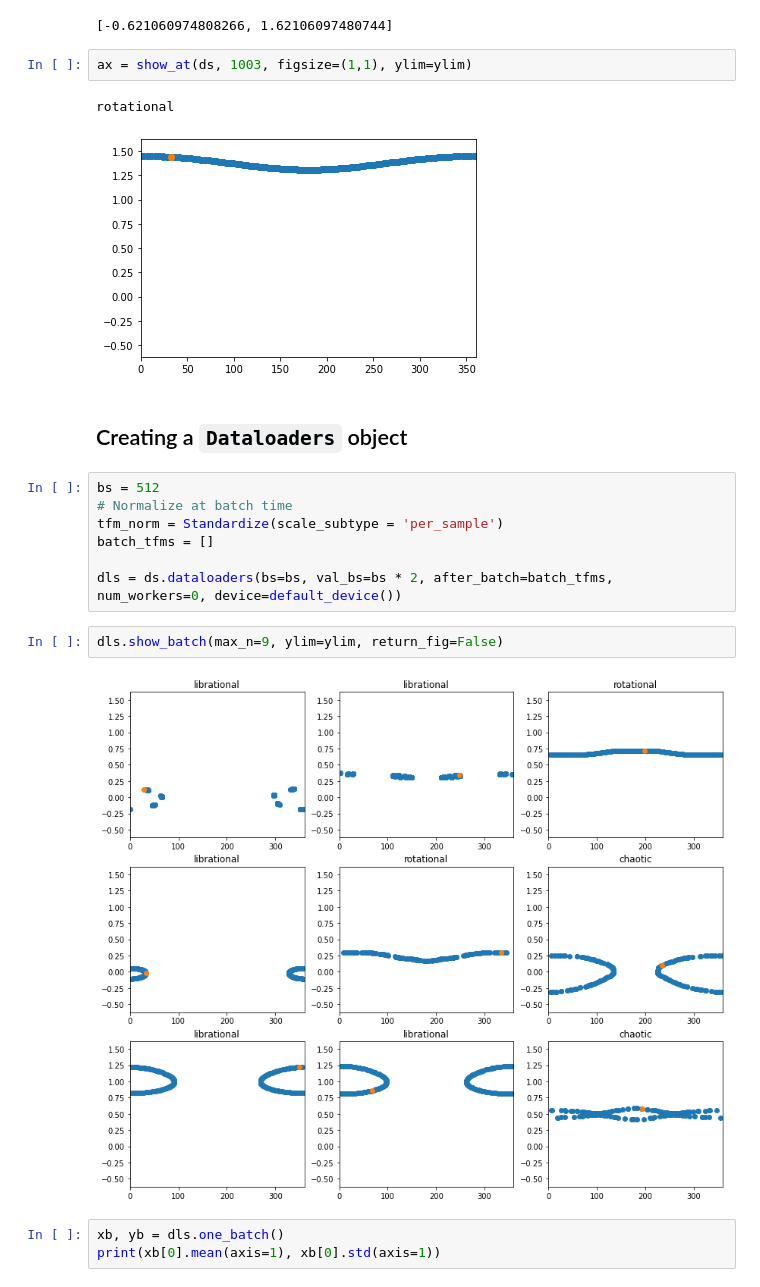
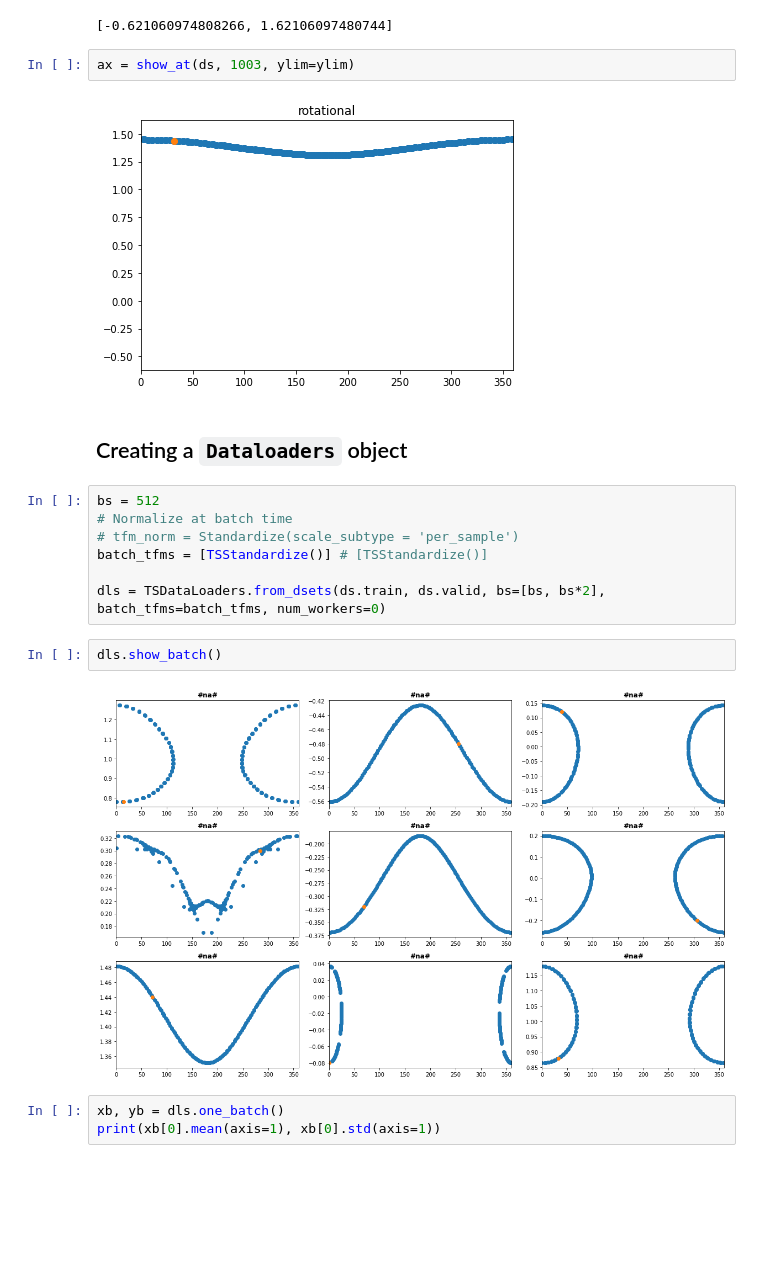
Before and after one commit to vrodriguezf/mlchaos, a Jupyter notebook: nbs/_oguiza_motion_classification_time_series.ipynb, the cells around one changed output. Drawn from its saved outputs; the diff is of its cells as text; blank space fills up the shorter version.

```diff
--- a/nbs/_oguiza_motion_classification_time_series.ipynb
+++ b/nbs/_oguiza_motion_classification_time_series.ipynb
@@ -237,23 +234,22 @@ ylim
 # %% [output]
 [-0.621060974808266, 1.62106097480744]
 # %%
-ax = show_at(ds, 1003, figsize=(1,1), ylim=ylim)
+ax = show_at(ds, 1003, ylim=ylim)
 # %% [output]
-rotational
-[figure, old version]
+[figure, new version]
 # %% [markdown]
 ## Creating a `Dataloaders` object
 # %%
 bs = 512
 # Normalize at batch time
-tfm_norm = Standardize(scale_subtype = 'per_sample')
-batch_tfms = []
+# tfm_norm = Standardize(scale_subtype = 'per_sample')
+batch_tfms = [TSStandardize()] # [TSStandardize()]
 
-dls = ds.dataloaders(bs=bs, val_bs=bs * 2, after_batch=batch_tfms, num_workers=0, device=default_device())
+dls = TSDataLoaders.from_dsets(ds.train, ds.valid, bs=[bs, bs*2], batch_tfms=batch_tfms, num_workers=0)
-# %%
-dls.show_batch(max_n=9, ylim=ylim, return_fig=False)
-# %% [output]
-[figure, removed]
+# %%
+dls.show_batch()
+# %% [output]
+[figure, added]
 # %%
 xb, yb = dls.one_batch()
 print(xb[0].mean(axis=1), xb[0].std(axis=1))
```
Also changed, not shown: parts of 8 cells of this notebook, 14 other files.
